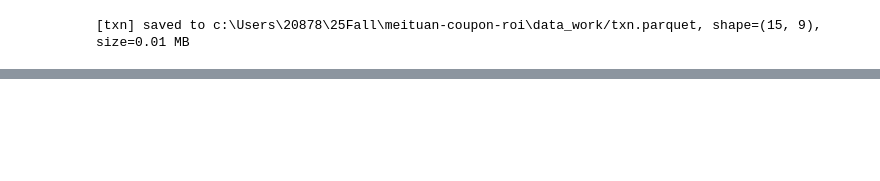
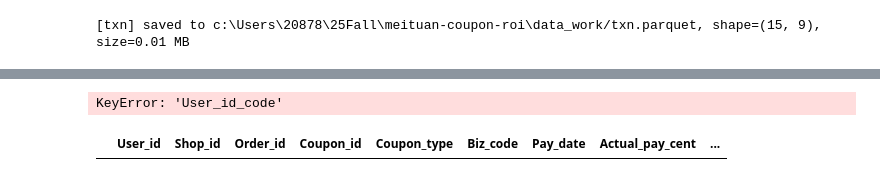
Before and after one commit to Yehongqiu-lab/meituan-coupon-roi, a Jupyter notebook: notebooks/00_EDA.ipynb, the cells around one changed output, grey strips where cells are left out. Drawn from its saved outputs; the diff is of its cells as text; code cells hidden in the pictures; blank space fills up the shorter version.

```diff
--- a/notebooks/00_EDA.ipynb
+++ b/notebooks/00_EDA.ipynb
@@ -136,0 +184,10 @@ dtype: object
+# %%
+txns = load_transactions_csv("data_raw/order_detail.csv")
+# %% [output]
+KeyError: 'User_id_code'
+# %%
+txns.loc[txns["User_id"].isna()]  # nope
+txns.loc[txns["Order_id"].isna()] # nope
+txns.shape
+# %% [output]
+|  | User_id | Shop_id | Order_id | Coupon_id | Coupon_type | Biz_code | Pay_date | Actual_pay_cent | ... |
```
Also changed, not shown: parts of 12 cells of this notebook, 22 other files.
